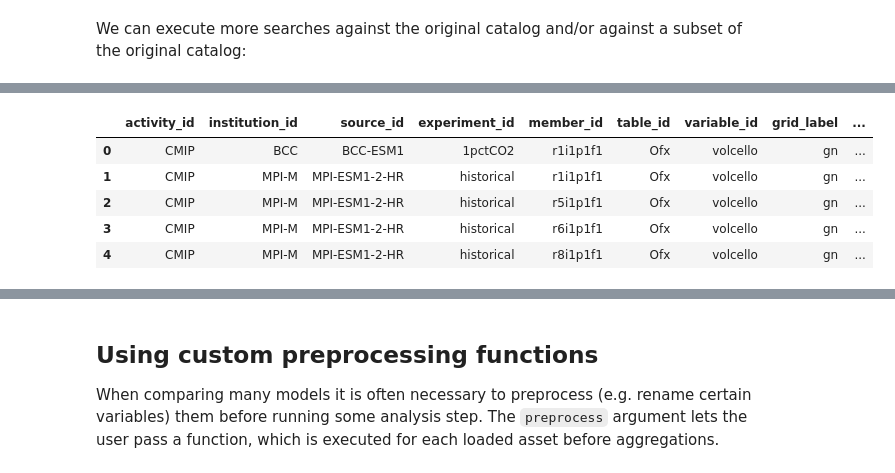
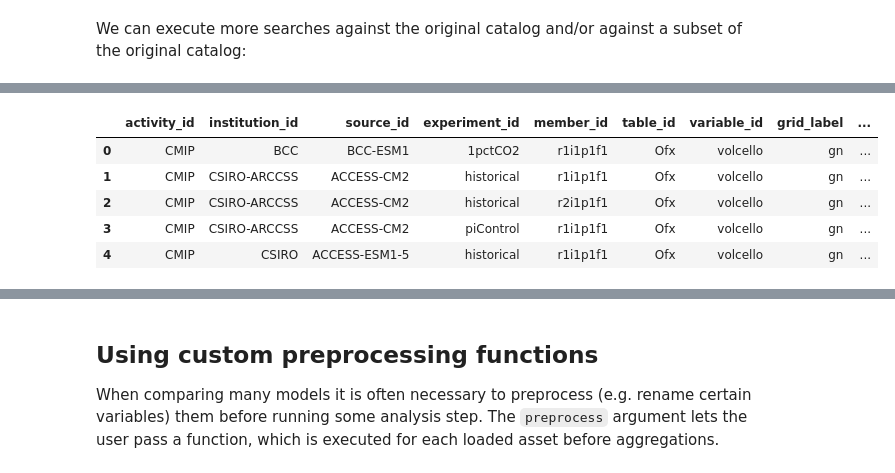
Before and after one commit to intake/intake-esm, a Jupyter notebook: docs/source/notebooks/tutorial.ipynb, the cells around one changed output, grey strips where cells are left out. Drawn from its saved outputs; the diff is of its cells as text; code cells hidden in the pictures.

```diff
--- a/docs/source/notebooks/tutorial.ipynb
+++ b/docs/source/notebooks/tutorial.ipynb
@@ -32,3 +23,7 @@ More collection catalogs are listed [here](https://intake-esm.readthedocs.io/en/
 # %% [markdown]
 Because `intake-esm` is an `intake` plugin, the plugin automatically appears in the set of known
 plugins in the intake registry, and an associated ``intake.open_esm_datastore`` function is created at import time.
+# %%
+import xarray as xr
+
+xr.set_options(display_style="html")
@@ -246,8 +308,6 @@ ds.o2.isel(time=0, lev=0, member_id=range(1, 24, 4))\
 # %% [markdown]
 We can execute more searches against the original catalog and/or against a subset of the original catalog:
 # %%
-%%time
-cat_fx = col.search(table_id='Ofx', grid_label='gn',
-                    variable_id='volcello')
+cat_fx = col.search(table_id="Ofx", grid_label="gn", variable_id="volcello")
 cat_fx.df.head()
 # %% [output]
@@ -256,7 +314,7 @@ Wall time: 32.4 ms
 |  | activity_id | institution_id | source_id | experiment_id | member_id | table_id | variable_id | grid_label | ... |
 | 0 | CMIP | BCC | BCC-ESM1 | 1pctCO2 | r1i1p1f1 | Ofx | volcello | gn | ... |
-| 1 | CMIP | MPI-M | MPI-ESM1-2-HR | historical | r1i1p1f1 | Ofx | volcello | gn | ... |
-| 2 | CMIP | MPI-M | MPI-ESM1-2-HR | historical | r5i1p1f1 | Ofx | volcello | gn | ... |
-| 3 | CMIP | MPI-M | MPI-ESM1-2-HR | historical | r6i1p1f1 | Ofx | volcello | gn | ... |
-| 4 | CMIP | MPI-M | MPI-ESM1-2-HR | historical | r8i1p1f1 | Ofx | volcello | gn | ... |
+| 1 | CMIP | CSIRO-ARCCSS | ACCESS-CM2 | historical | r1i1p1f1 | Ofx | volcello | gn | ... |
+| 2 | CMIP | CSIRO-ARCCSS | ACCESS-CM2 | historical | r2i1p1f1 | Ofx | volcello | gn | ... |
+| 3 | CMIP | CSIRO-ARCCSS | ACCESS-CM2 | piControl | r1i1p1f1 | Ofx | volcello | gn | ... |
+| 4 | CMIP | CSIRO | ACCESS-ESM1-5 | historical | r1i1p1f1 | Ofx | volcello | gn | ... |
 # %%
```
Also changed, not shown: parts of 38 cells of this notebook.
